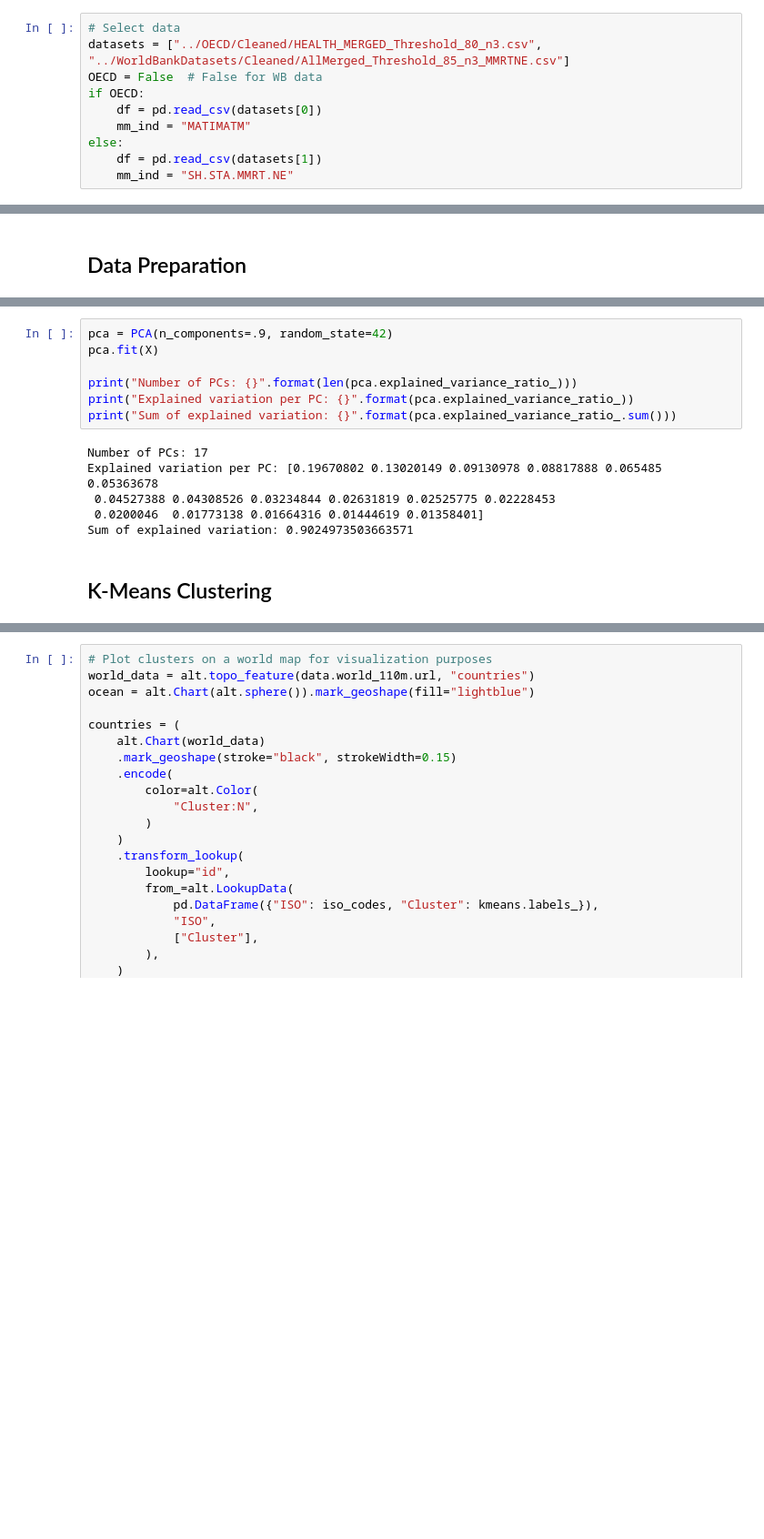
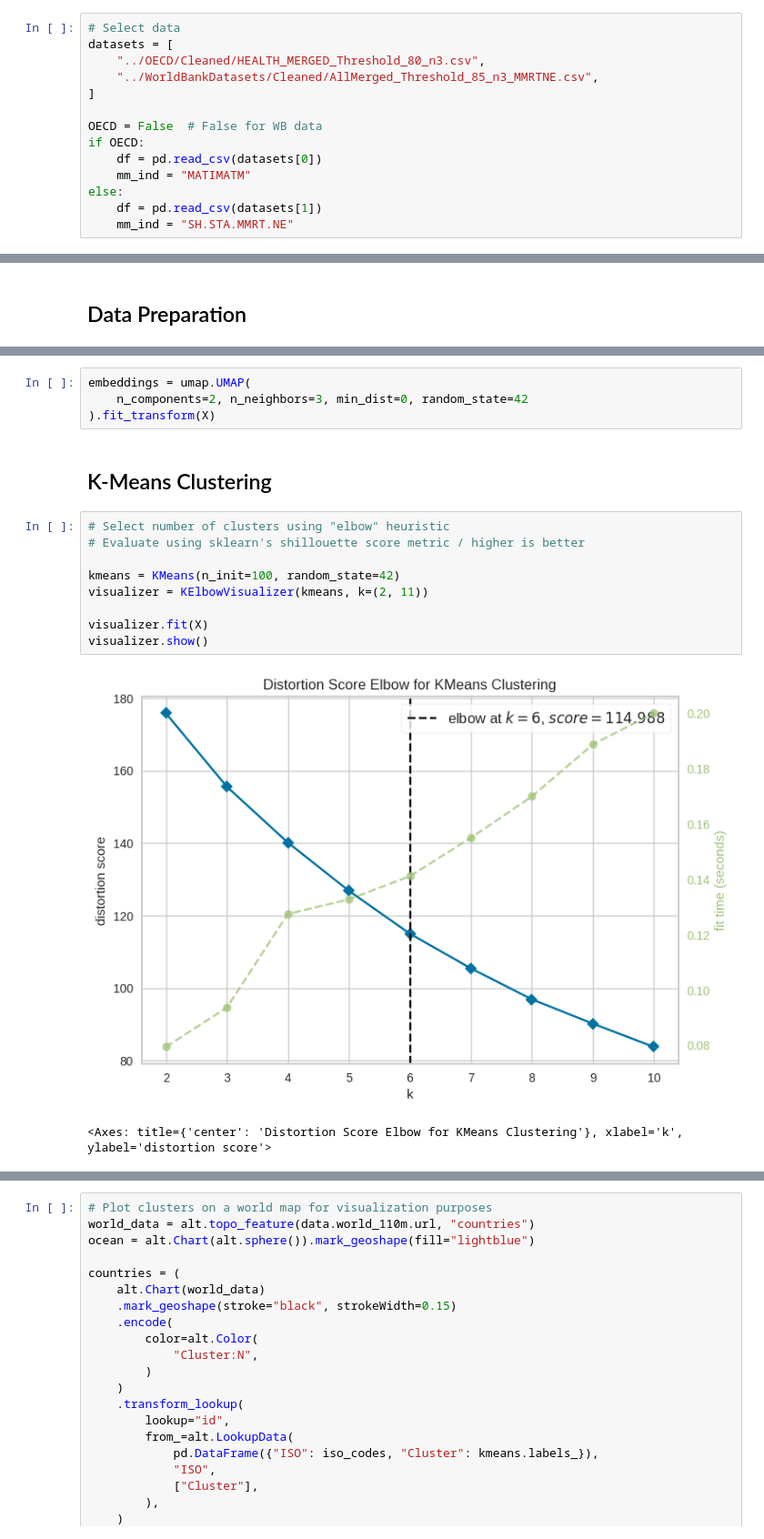
Before and after one commit to JenShumway/MADS_MilestoneII, a Jupyter notebook: modeling_unsupervised/Modeling-Clustering.ipynb, the cells around one changed output, grey strips where cells are left out. Shown at 91% size. Saved outputs shown, nothing was run; the diff lists cells and outputs as text; blank space fills up the shorter version.

```diff
--- a/modeling_unsupervised/Modeling-Clustering.ipynb
+++ b/modeling_unsupervised/Modeling-Clustering.ipynb
@@ -11,7 +14,11 @@ import altair as alt
 from vega_datasets import data
 # %%
 # Select data
-datasets = ["../OECD/Cleaned/HEALTH_MERGED_Threshold_80_n3.csv", "../WorldBankDatasets/Cleaned/AllMerged_Threshold_85_n3_MMRTNE.csv"]
+datasets = [
+    "../OECD/Cleaned/HEALTH_MERGED_Threshold_80_n3.csv",
+    "../WorldBankDatasets/Cleaned/AllMerged_Threshold_85_n3_MMRTNE.csv",
+]
+
 OECD = False  # False for WB data
 if OECD:
     df = pd.read_csv(datasets[0])
@@ -53,16 +113,19 @@ X = df.drop(columns=['Country'])
-# %%
-pca = PCA(n_components=.9, random_state=42)
-pca.fit(X)
-
-print("Number of PCs: {}".format(len(pca.explained_variance_ratio_)))
-print("Explained variation per PC: {}".format(pca.explained_variance_ratio_))
-print("Sum of explained variation: {}".format(pca.explained_variance_ratio_.sum()))
-# %% [output]
-Number of PCs: 17
-Explained variation per PC: [0.19670802 0.13020149 0.09130978 0.08817888 0.065485   0.05363678
- 0.04527388 0.04308526 0.03234844 0.02631819 0.02525775 0.02228453
- 0.0200046  0.01773138 0.01664316 0.01444619 0.01358401]
-Sum of explained variation: 0.9024973503663571
+# %%
+embeddings = umap.UMAP(
+    n_components=2, n_neighbors=3, min_dist=0, random_state=42
+).fit_transform(X)
 # %% [markdown]
 ## K-Means Clustering
+# %%
+# Select number of clusters using "elbow" heuristic
+# Evaluate using sklearn's shillouette score metric / higher is better
+
+kmeans = KMeans(n_init=100, random_state=42)
+visualizer = KElbowVisualizer(kmeans, k=(2, 11))
+
+visualizer.fit(X)
+visualizer.show()
+# %% [output]
+[figure, added]
+<Axes: title={'center': 'Distortion Score Elbow for KMeans Clustering'}, xlabel='k', ylabel='distortion score'>
 # %%
```
Also changed, not shown: parts of 15 cells of this notebook.
